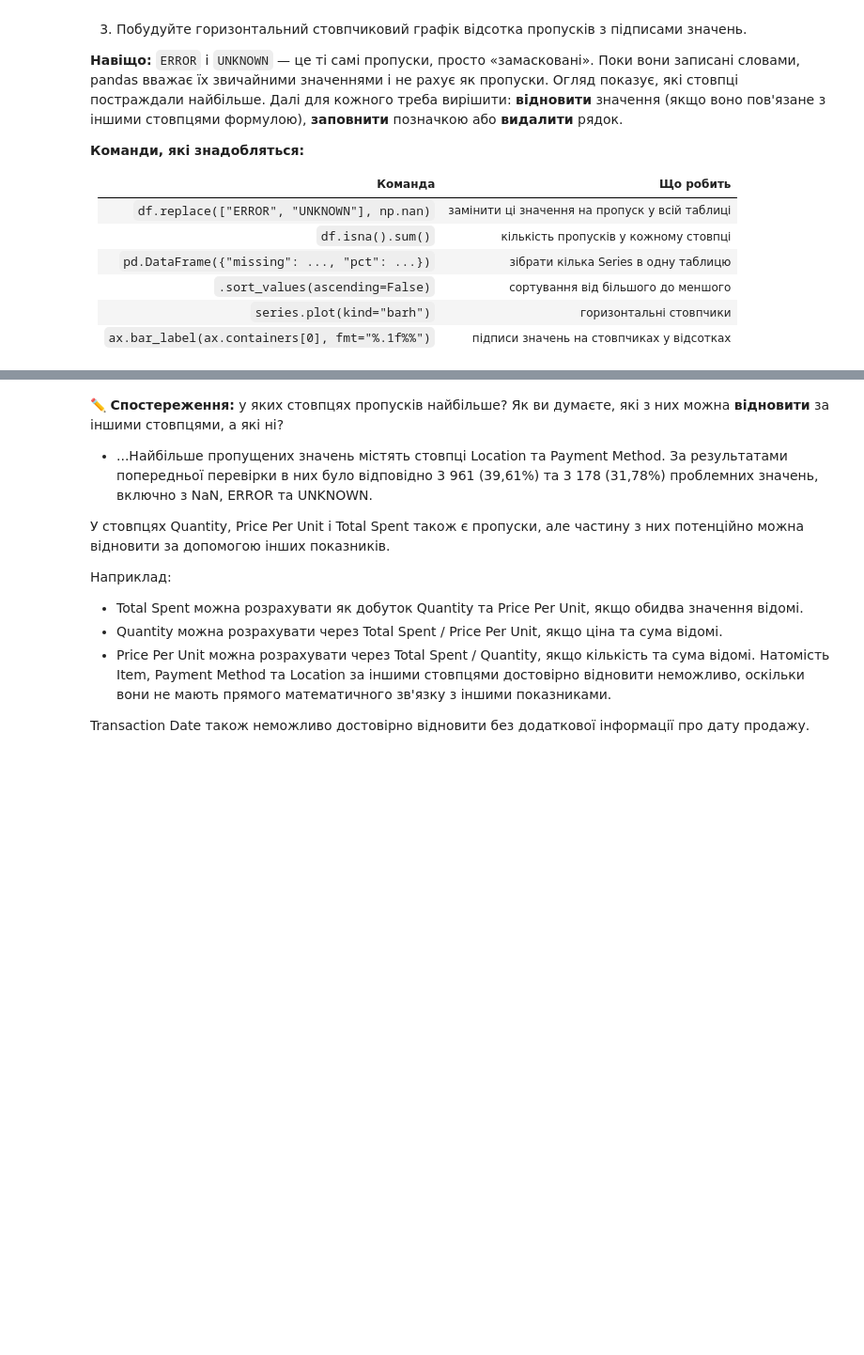
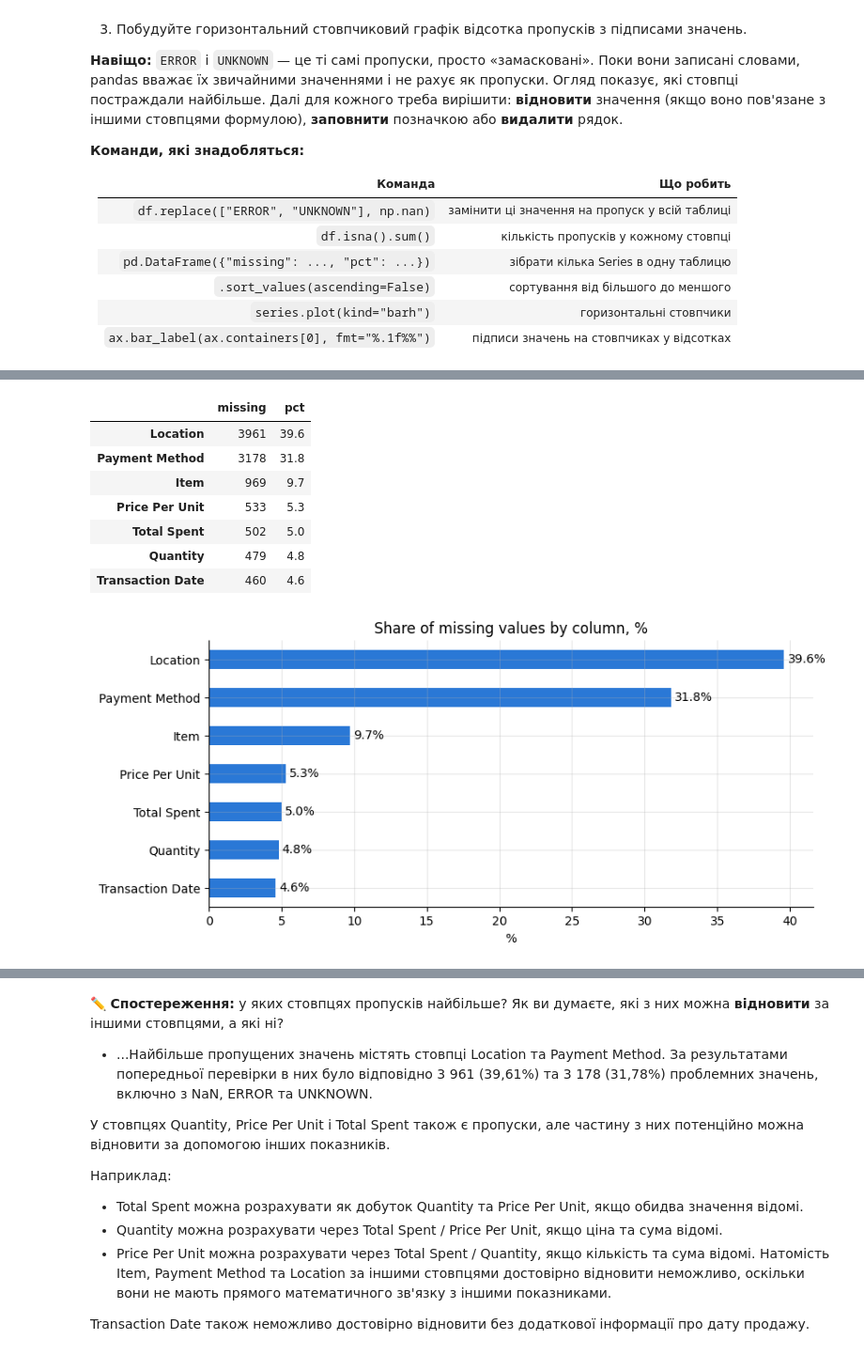
Before and after one commit to LiliiaKuchvara/Cafe-sales_DTA, a Jupyter notebook: Kopie_von_Pandas_lesson_34_03_11_26_training_project_cafe_sales.ipynb, the cells around one changed output, grey strips where cells are left out. Shown at 94% size. Cells and saved outputs as stored; diff of their text form; code cells hidden in the pictures; blank space fills up the shorter version.

```diff
--- a/Kopie_von_Pandas_lesson_34_03_11_26_training_project_cafe_sales.ipynb
+++ b/Kopie_von_Pandas_lesson_34_03_11_26_training_project_cafe_sales.ipynb
@@ -44,7 +44,7 @@ import numpy as np
 import matplotlib.pyplot as plt
 
 # Звідки читаємо «брудні» дані і куди збережемо чисті
-FILE_IN = "https://raw.githubusercontent.com/LiliiaKuchvara/Cafe-sales_DTA/refs/heads/main/data/dirty_cafe_sales"
+FILE_IN = "https://raw.githubusercontent.com/LiliiaKuchvara/Cafe-sales_DTA/refs/heads/main/data/dirty_cafe_sales.csv"
 FILE_OUT = "cafe_sales_clean.csv"
 
 # Єдиний стиль для всіх графіків
@@ -351,0 +237,5 @@ print(
+# %%
+print("Full duplicates:", df.duplicated().sum())
+print("Repeated transaction IDs:", df["Transaction ID"].duplicated().sum())
+df = df.drop_duplicates()
+print("Rows after removing duplicates:", len(df))
@@ -484,0 +266,24 @@ ERROR та UNKNOWN замінено на NaN
+# %%
+df = df.replace(["ERROR", "UNKNOWN"], np.nan)
+
+missing = df.isna().sum()
+#display(missing)
+missing_pct = (missing / len(df) * 100).round(1)
+missing_report = pd.DataFrame({"missing": missing, "pct": missing_pct})
+display(missing_report[missing_report["missing"] > 0].sort_values("pct", ascending=False))
+
+ax = missing_pct[missing_pct > 0].sort_values().plot(kind="barh", color="#2a78d6")
+ax.bar_label(ax.containers[0], fmt="{:.1f}%", padding=3)  # fmt="%.1f%%"
+plt.title("Share of missing values by column, %")
+plt.xlabel("%")
+plt.show()
+# %% [output]
+|  | missing | pct |
+| Location | 3961 | 39.6 |
+| Payment Method | 3178 | 31.8 |
+| Item | 969 | 9.7 |
+| Price Per Unit | 533 | 5.3 |
+| Total Spent | 502 | 5.0 |
+| Quantity | 479 | 4.8 |
+| Transaction Date | 460 | 4.6 |
+[figure, added]
```
Also changed, not shown: parts of 24 cells of this notebook.
